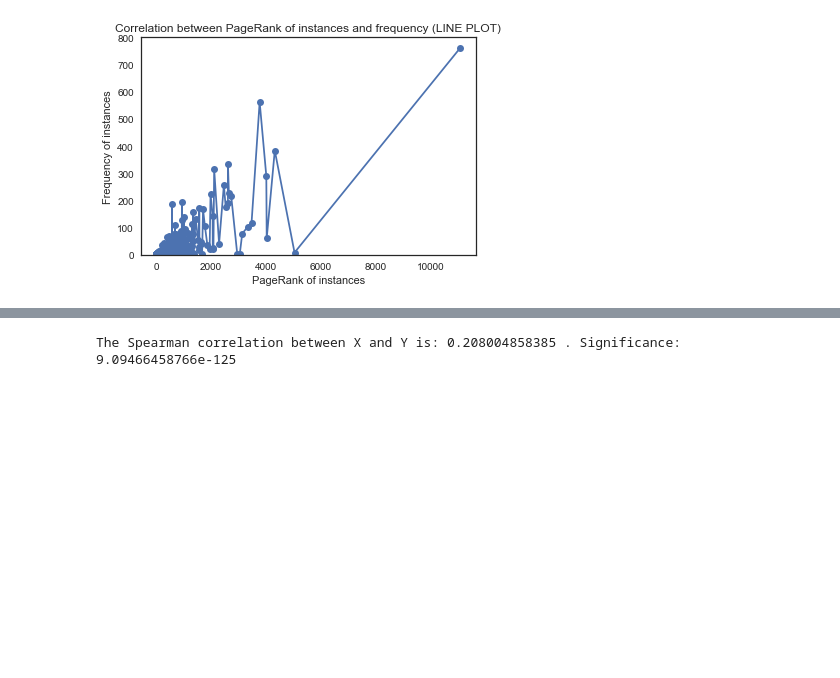
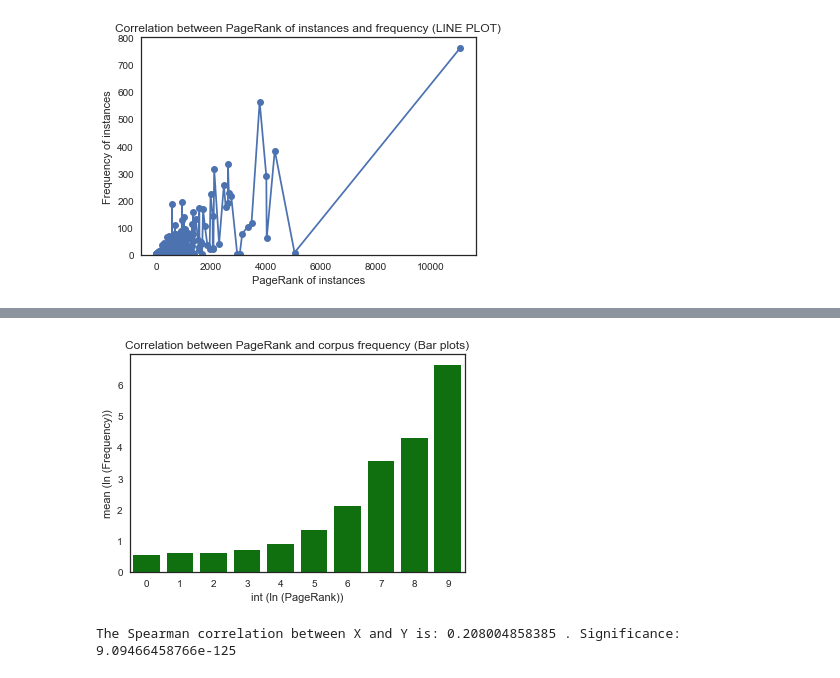
Before and after one commit to cltl/HumanLikeEL, a Jupyter notebook: Data Analysis.ipynb, the cells around one changed output, grey strips where cells are left out. Cells and saved outputs as stored; diff of their text form; code cells hidden in the pictures; blank space fills up the shorter version.

```diff
--- a/Data Analysis.ipynb
+++ b/Data Analysis.ipynb
@@ -554,0 +555,13 @@ plot_utils.scatter_plot(insta_x_pr_2, insta_y_freq2,
+# %%
+log1, log2=np.log(insta_x_pr_2), np.log(insta_y_freq2)
+accumulate_fr_per_pr=defaultdict(list)
+for point_pr, point_fr in zip(log1, log2):
+    int_pr=int(point_pr)
+    accumulate_fr_per_pr[int_pr].append(point_fr)
+# %%
+x=[]
+y=[]
+for i in range(max(accumulate_fr_per_pr.keys())+1):
+    print(i, np.mean(accumulate_fr_per_pr[i]))
+    x.append(i)
+    y.append(np.mean(accumulate_fr_per_pr[i]))
@@ -555,3 +579,15 @@ plot_utils.scatter_plot(insta_x_pr_2, insta_y_freq2,
+# %%
+fig = plt.figure()
+fake = pd.DataFrame({'pr': x, 'freq': y})
+ax = sns.barplot(x = 'pr', y = 'freq',
+              data = fake,
+              color = 'green')
+ax.set(xlabel='int (ln (PageRank))', ylabel='mean (ln (Frequency))',
+       title='Correlation between PageRank and corpus frequency (Bar plots)')
+plt.show()
+fig.savefig('img/pagerank_frequency.png')
+# %% [output]
+[figure, added]
 # %%
 correlation, significance = spearmanr(insta_x_pr_2, insta_y_freq2)
 print('The Spearman correlation between X and Y is:', correlation, '. Significance: ', significance)
```
Also changed, not shown: parts of 13 cells of this notebook, 3 other files.
